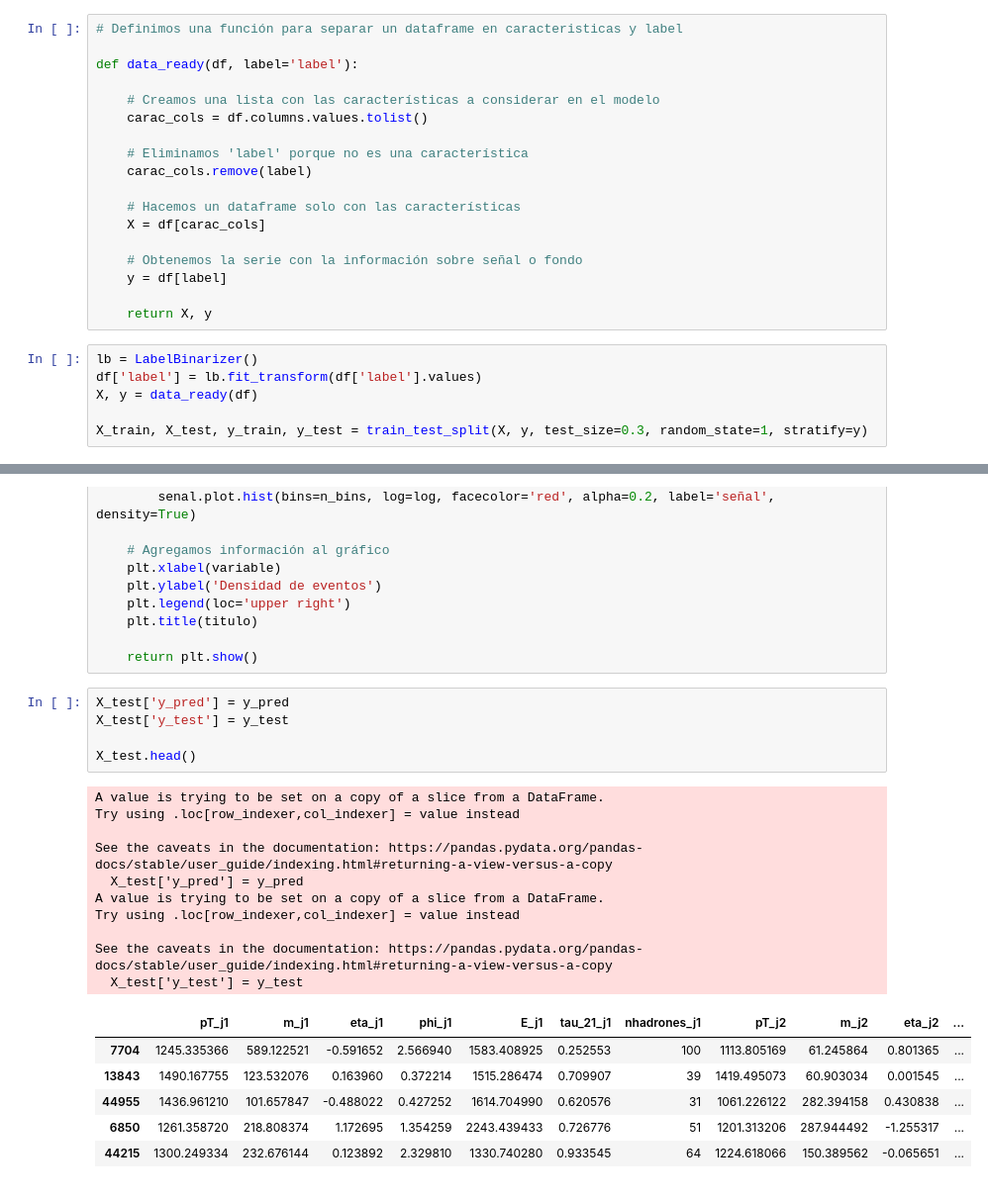
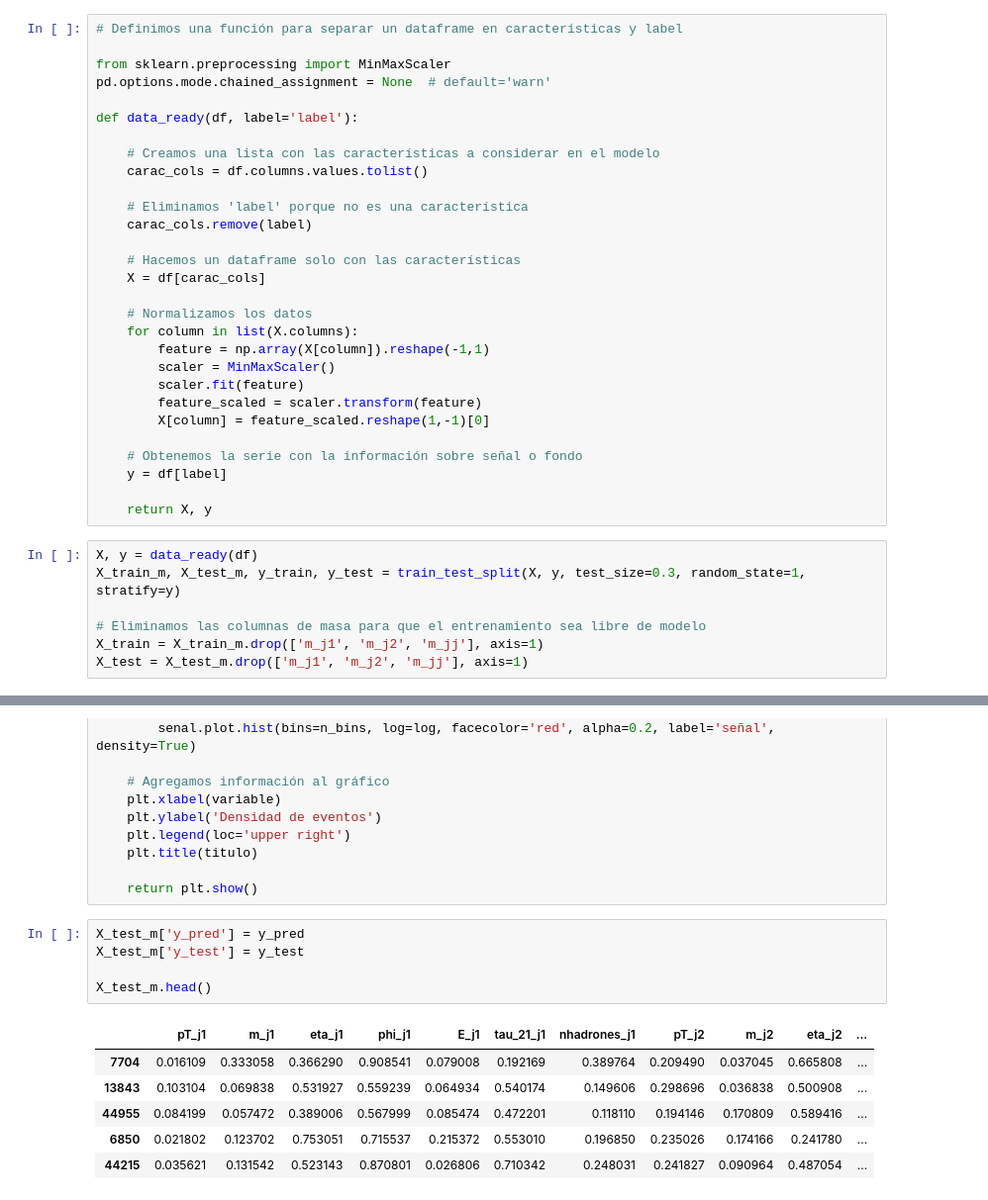
Before and after one commit to marianaiv/benchtools, a Jupyter notebook: notebooks/GBC-clasificacion.ipynb, the cells around one changed output, grey strips where cells are left out. Shown at 99% size. Cells and saved outputs as stored; diff of their text form.

```diff
--- a/notebooks/GBC-clasificacion.ipynb
+++ b/notebooks/GBC-clasificacion.ipynb
@@ -38,5 +39,8 @@ Separamos la data en un conjunto de datos de entrenamiento y un conjunto de dato
 # %%
 # Definimos una función para separar un dataframe en caracteristicas y label
+
+from sklearn.preprocessing import MinMaxScaler
+pd.options.mode.chained_assignment = None  # default='warn'
 
 def data_ready(df, label='label'):
 
@@ -49,14 +53,23 @@ def data_ready(df, label='label'):
     # Hacemos un dataframe solo con las características
     X = df[carac_cols]
 
+    # Normalizamos los datos
+    for column in list(X.columns):
+        feature = np.array(X[column]).reshape(-1,1)
+        scaler = MinMaxScaler()
+        scaler.fit(feature)
+        feature_scaled = scaler.transform(feature)
+        X[column] = feature_scaled.reshape(1,-1)[0]
+
     # Obtenemos la serie con la información sobre señal o fondo
     y = df[label]
 
     return X, y
 # %%
-lb = LabelBinarizer()
-df['label'] = lb.fit_transform(df['label'].values)
 X, y = data_ready(df)
+X_train_m, X_test_m, y_train, y_test = train_test_split(X, y, test_size=0.3, random_state=1, stratify=y)
 
-X_train, X_test, y_train, y_test = train_test_split(X, y, test_size=0.3, random_state=1, stratify=y)
+# Eliminamos las columnas de masa para que el entrenamiento sea libre de modelo
+X_train = X_train_m.drop(['m_j1', 'm_j2', 'm_jj'], axis=1)
+X_test = X_test_m.drop(['m_j1', 'm_j2', 'm_jj'], axis=1)
 # %% [markdown]
@@ -264,27 +277,17 @@ def plot_comp(df, variable, jets = 'principales', n_bins=50, log=False):
 
     return plt.show()
 # %%
-X_test['y_pred'] = y_pred
-X_test['y_test'] = y_test
+X_test_m['y_pred'] = y_pred
+X_test_m['y_test'] = y_test
 
-X_test.head()
+X_test_m.head()
 # %% [output]
-A value is trying to be set on a copy of a slice from a DataFrame.
-Try using .loc[row_indexer,col_indexer] = value instead
-
-See the caveats in the documentation: https://pandas.pydata.org/pandas-docs/stable/user_guide/indexing.html#returning-a-view-versus-a-copy
-  X_test['y_pred'] = y_pred
-A value is trying to be set on a copy of a slice from a DataFrame.
-Try using .loc[row_indexer,col_indexer] = value instead
-
-See the caveats in the documentation: https://pandas.pydata.org/pandas-docs/stable/user_guide/indexing.html#returning-a-view-versus-a-copy
-  X_test['y_test'] = y_test
 |  | pT_j1 | m_j1 | eta_j1 | phi_j1 | E_j1 | tau_21_j1 | nhadrones_j1 | pT_j2 | m_j2 | eta_j2 | ... |
-| 7704 | 1245.335366 | 589.122521 | -0.591652 | 2.566940 | 1583.408925 | 0.252553 | 100 | 1113.805169 | 61.245864 | 0.801365 | ... |
-| 13843 | 1490.167755 | 123.532076 | 0.163960 | 0.372214 | 1515.286474 | 0.709907 | 39 | 1419.495073 | 60.903034 | 0.001545 | ... |
-| 44955 | 1436.961210 | 101.657847 | -0.488022 | 0.427252 | 1614.704990 | 0.620576 | 31 | 1061.226122 | 282.394158 | 0.430838 | ... |
-| 6850 | 1261.358720 | 218.808374 | 1.172695 | 1.354259 | 2243.439433 | 0.726776 | 51 | 1201.313206 | 287.944492 | -1.255317 | ... |
-| 44215 | 1300.249334 | 232.676144 | 0.123892 | 2.329810 | 1330.740280 | 0.933545 | 64 | 1224.618066 | 150.389562 | -0.065651 | ... |
+| 7704 | 0.016109 | 0.333058 | 0.366290 | 0.908541 | 0.079008 | 0.192169 | 0.389764 | 0.209490 | 0.037045 | 0.665808 | ... |
+| 13843 | 0.103104 | 0.069838 | 0.531927 | 0.559239 | 0.064934 | 0.540174 | 0.149606 | 0.298696 | 0.036838 | 0.500908 | ... |
+| 44955 | 0.084199 | 0.057472 | 0.389006 | 0.567999 | 0.085474 | 0.472201 | 0.118110 | 0.194146 | 0.170809 | 0.589416 | ... |
+| 6850 | 0.021802 | 0.123702 | 0.753051 | 0.715537 | 0.215372 | 0.553010 | 0.196850 | 0.235026 | 0.174166 | 0.241780 | ... |
+| 44215 | 0.035621 | 0.131542 | 0.523143 | 0.870801 | 0.026806 | 0.710342 | 0.248031 | 0.241827 | 0.090964 | 0.487054 | ... |
 # %%
 lista = ['pT_j1', 'pT_j2', 'phi_j1', 'eta_j1', 'nhadrones_j1',
          'm_j1', 'm_j2', 'nhadrones_j2', 'm_jj','tau_21_j1',
```
Also changed, not shown: parts of 15 cells of this notebook.
